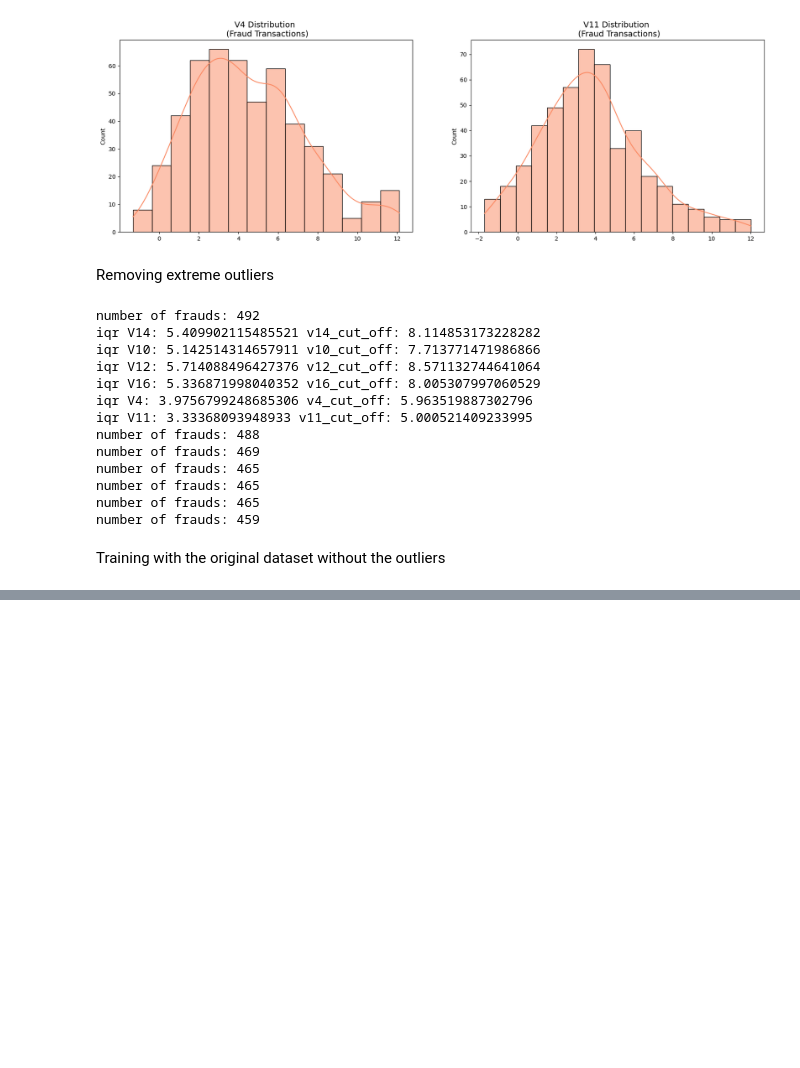
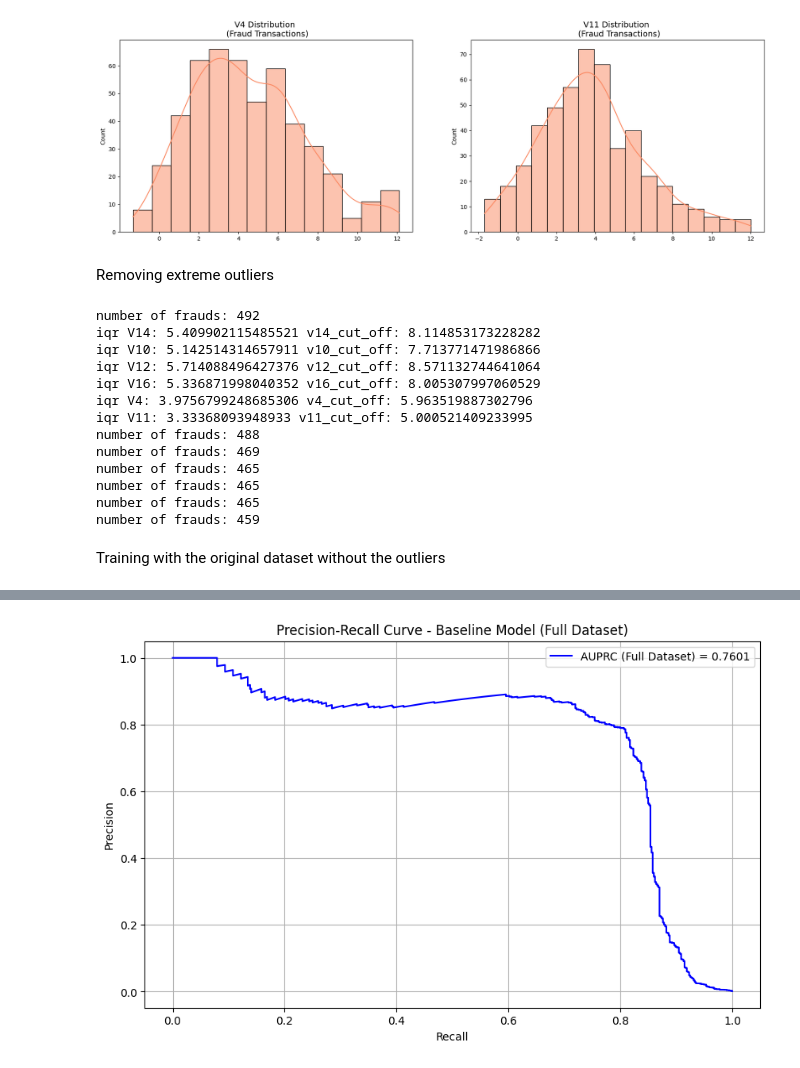
Before and after one commit to yezergmorales/credit-fraud-detector, a Jupyter notebook: dev/credit_fraud_detection.ipynb, the cells around one changed output, grey strips where cells are left out. Drawn from its saved outputs; the diff is of its cells as text; code cells hidden in the pictures; blank space fills up the shorter version.

```diff
--- a/dev/credit_fraud_detection.ipynb
+++ b/dev/credit_fraud_detection.ipynb
@@ -830,0 +1086,92 @@ Training with the original dataset without the outliers
+# %%
+# Prepare data for modeling
+X = df.drop('Class', axis=1)
+y = df['Class']
+
+# Initialize stratified k-fold cross validation
+# The critical part is that you do set a random_state to a fixed integer when you
+# want your code to produce the same results across multiple runs.
+# If you don't set a random_state (or set it to None)
+skf = StratifiedKFold(n_splits=5, shuffle=True, random_state=42)
+
+# Initialize logistic regression as baseline model
+lr_model = LogisticRegression(random_state=42)
+
+# Lists to store precision, recall, AUPRC and F1 scores
+precision_scores = []
+recall_scores = []
+auprc_scores = []
+
+# Perform cross validation
+for fold, (train_idx, val_idx) in enumerate(skf.split(X, y)):
+    # Split data
+    X_train, X_val = X.iloc[train_idx], X.iloc[val_idx]
+    y_train, y_val = y.iloc[train_idx], y.iloc[val_idx]
+
+    # Apply SMOTE to the training data
+    # I want to apply smote only in X_train and y_train to increase the minority class
+    smote = SMOTE(random_state=42, sampling_strategy=0.1)
+    X_train_smote, y_train_smote = smote.fit_resample(X_train, y_train)
+
+    # Train model
+    lr_model.fit(X_train_smote, y_train_smote)
+
+    # Get predictions
+    y_pred_proba = lr_model.predict_proba(X_val)[:, 1]
+    y_pred = lr_model.predict(X_val)
+
+    # Calculate metrics for validation set
+    # The `precision_recall_curve` function (used in the line below) returns arrays
+    # of precision and recall values at various thresholds. These are primarily useful
+    # if you intend to plot the actual Precision-Recall curve for this validation fold.
+    #
+    # To obtain the AUPRC (Area Under the Precision-Recall Curve) as a single summary score,
+    # the `average_precision_score` function is used (see the next line in the code where
+    # `auprc_val` is calculated). `average_precision_score` directly computes this
+    # metric and is the standard scikit-learn function for this purpose.
+    #
+    # While it's possible to calculate an area from the `recall_val` and `precision_val` arrays
+    # (e.g., using `sklearn.metrics.auc(recall_val, precision_val)`),
+    # `average_precision_score` is specifically designed and generally preferred for AUPRC.
+    precision_val, recall_val, _ = precision_recall_curve(y_val, y_pred_proba)
+    # Note: The variables `precision_val` and `recall_val` (from the line above) are not
+    # used further in this loop for calculating `auprc_val`, as the AUPRC score for this
+    # fold is obtained directly using `average_precision_score`.
+    auprc_val = average_precision_score(y_val, y_pred_proba)
+    auprc_scores.append(auprc_val) # Store validation AUPRC for mean calculation
+
+    # Calculate metrics for training set
+    y_train_pred_proba = lr_model.predict_proba(X_train)[:, 1]
+    auprc_train = average_precision_score(y_train, y_train_pred_proba)
+
+    print(f'Fold {fold + 1} - Train AUPRC: {auprc_train:.4f} - Validation AUPRC: {auprc_val:.4f}')
+
+print('\nMean AUPRC: {:.4f} (+/- {:.4f})'.format(
+    np.mean(auprc_scores),
+    np.std(auprc_scores) * 2
+))
+
+# Train model on the entire dataset
+X_smote, y_smote = smote.fit_resample(X, y)
+lr_model.fit(X_smote, y_smote)
+
+# Get predictions on the entire dataset
+y_pred_proba_full = lr_model.predict_proba(X)[:, 1]
+
+# Calculate AUPRC on the entire dataset
+auprc_full = average_precision_score(y, y_pred_proba_full)
+print(f'\nAUPRC on the full dataset (baseline model): {auprc_full:.4f}')
+
+# Calculate Precision-Recall curve for the full dataset
+precision_full, recall_full, _ = precision_recall_curve(y, y_pred_proba_full)
+
+# Plot Precision-Recall curve for the full dataset
+plt.figure(figsize=(10, 6))
+plt.plot(recall_full, precision_full, color='blue', label=f'AUPRC (Full Dataset) = {auprc_full:.4f}')
+plt.xlabel('Recall')
+plt.ylabel('Precision')
+plt.title('Precision-Recall Curve - Baseline Model (Full Dataset)')
+plt.legend()
+plt.grid(True)
+plt.show()
+# %% [output]
@@ -830,0 +1187 @@ Training with the original dataset without the outliers
+[figure, added]
```
Also changed, not shown: parts of 30 cells of this notebook, 3 other files.
